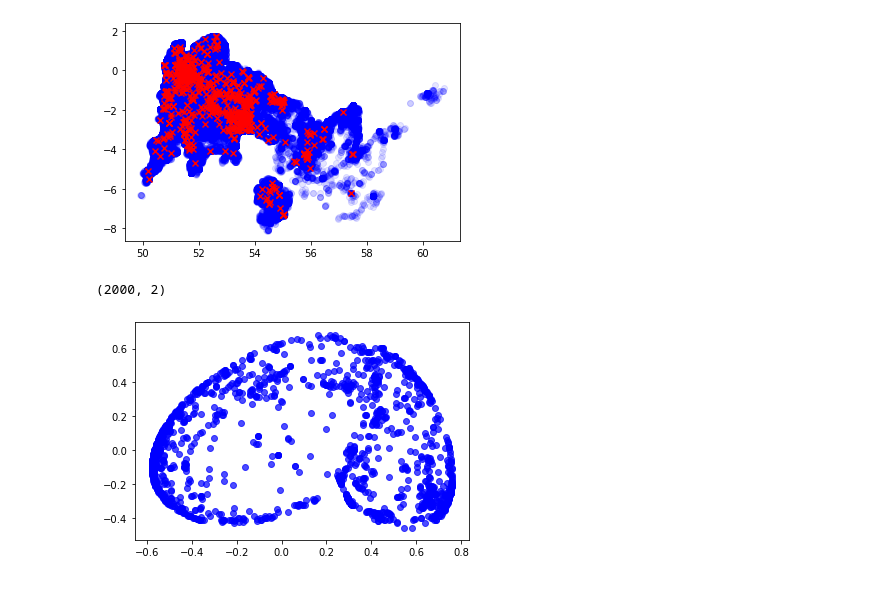
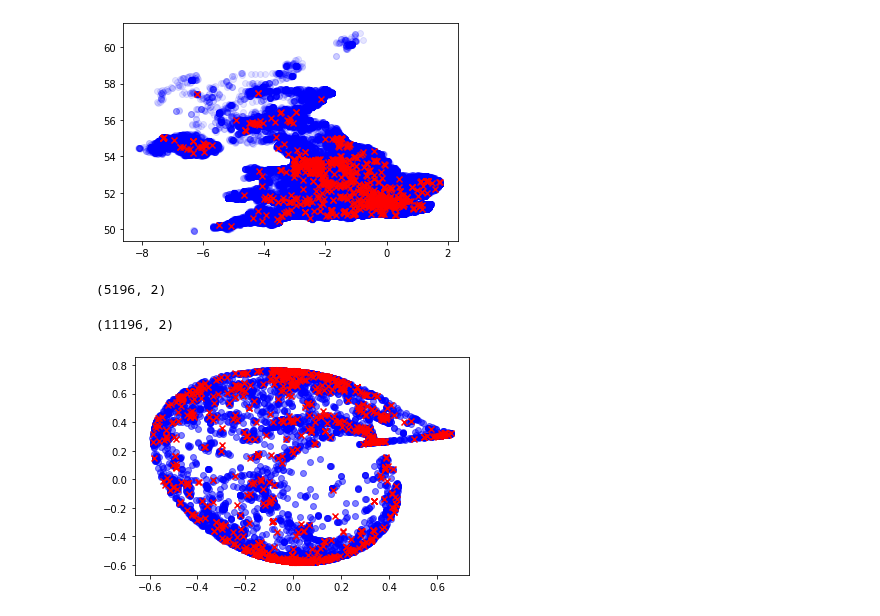
Before and after one commit to kalialeksiev/adversarial-ml, a Jupyter notebook: notebooks/Dataset visualisation.ipynb, the cells around one changed output. Cells and saved outputs as stored; diff of their text form; code cells hidden in the pictures.

Commit message:
Improved the visualisation of the PCA output.

```diff
--- a/notebooks/Dataset visualisation.ipynb
+++ b/notebooks/Dataset visualisation.ipynb
@@ -19,31 +19,46 @@ x, y = models.data_util.load_raw_data(data_file, cols=['lat', 'long'])
 failedcomps = np.nonzero(y == 1)
 notfailedcomps = np.nonzero(y == 0)
 
-plt.scatter(x[notfailedcomps].T[0], x[notfailedcomps].T[1],
+plt.scatter(x[notfailedcomps].T[1], x[notfailedcomps].T[0],
             marker='o', alpha=0.1, color='blue')
-plt.scatter(x[failedcomps].T[0], x[failedcomps].T[1],
+plt.scatter(x[failedcomps].T[1], x[failedcomps].T[0],
             marker='x', alpha=1.0, color='red')
 plt.show()
 # %% [output]
-[figure, old version]
+[figure, new version]
 # %%
 # Now use Principal Component Analysis with Radial Basis Function kernel to decompose the lat/long
 # representation into something more useful.
 
-# Due to memory constraints, we have to do this on a smaller dataset:
+# Due to memory constraints, we have to fit this on a smaller dataset:
 xsmall = x[np.random.choice(np.array(range(0, len(x))), size=2000)]
 
 # Create the kernel PCA object (project into 2 dimensions)
 transformer = KernelPCA(n_components=2, kernel='rbf')
 
-# Perform transformation:
-xtransformed = transformer.fit_transform(xsmall)
-print(xtransformed.shape)
+# Fit transformation:
+transformer.fit_transform(xsmall)
 # %% [output]
-(2000, 2)
+(5196, 2)
+# %%
+N = 10000
+
+# Transforming the whole dataset requires like 9Gb RAM, so
+# only transform a subset of that:
+xtransformed = transformer.transform(np.concatenate((
+    x[notfailedcomps][:N],
+    x[failedcomps]
+)))
+
+# Apply transformation to whole initial dataset:
+print(xtransformed.shape)
+# %% [output]
+(11196, 2)
 # %%
-plt.scatter(xtransformed.T[0], xtransformed.T[1],
-            marker='o', alpha=0.7, color='blue')
+plt.scatter(xtransformed[:N].T[1], xtransformed[:N].T[0],
+            marker='o', alpha=0.5, color='blue')
+plt.scatter(xtransformed[N:].T[1], xtransformed[N:].T[0],
+            marker='x', alpha=1.0, color='red')
 plt.show()
 # %% [output]
-[figure, old version]
+[figure, new version]
```
